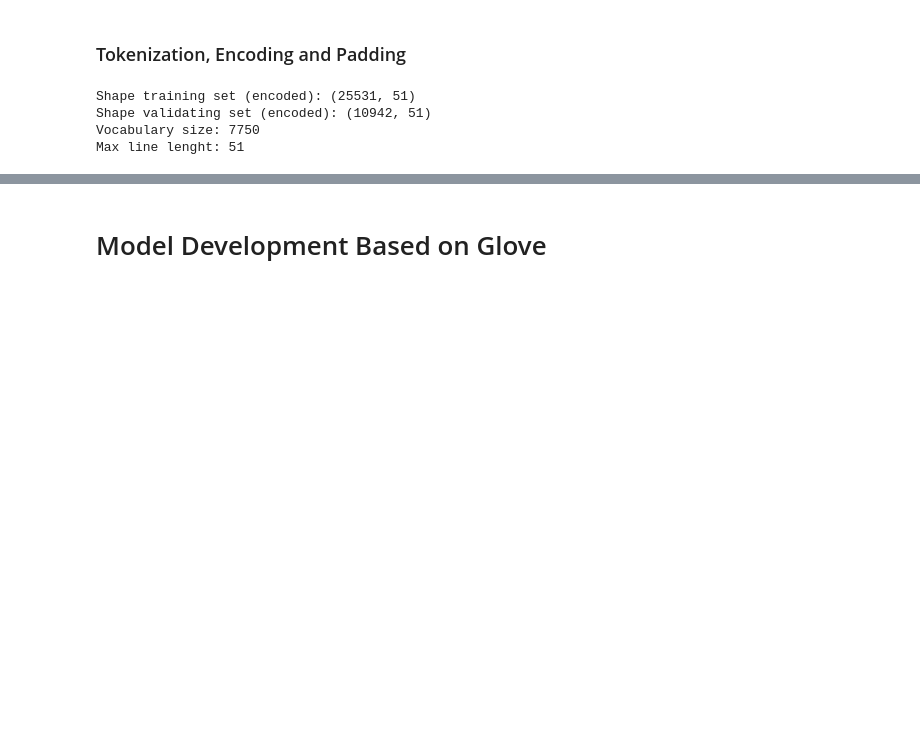
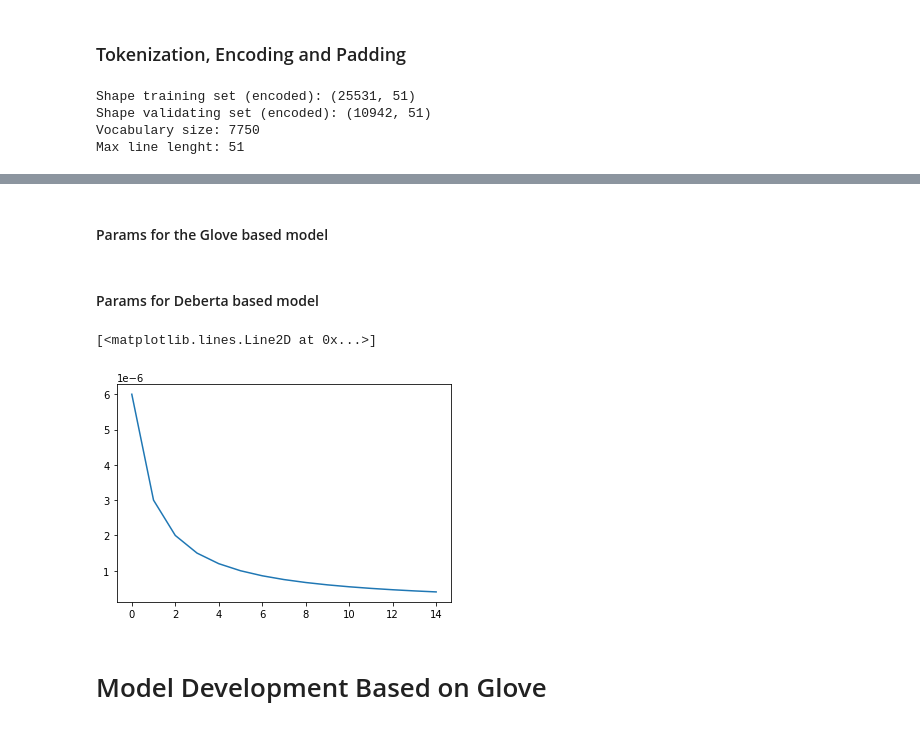
Before and after one commit to IIIskiplikIII/phrase2phrase-match-ai, a Jupyter notebook: phrase_2_phrase_matching.ipynb, the cells around one changed output, grey strips where cells are left out. Saved outputs shown, nothing was run; the diff lists cells and outputs as text; code cells hidden in the pictures; blank space fills up the shorter version.

```diff
--- a/phrase_2_phrase_matching.ipynb
+++ b/phrase_2_phrase_matching.ipynb
@@ -375,0 +371,2 @@ Max line lenght: 51
+# %% [markdown]
+#### Params for the Glove based model
@@ -375,0 +381,2 @@ Max line lenght: 51
+# %% [markdown]
+#### Params for Deberta based model
@@ -376,3 +387,50 @@ Max line lenght: 51
+# %%
+from keras.callbacks import ReduceLROnPlateau
+
+# Tensorboard logging structure function
+root_logdir = "../../tensorboard-logs"
+
+def get_run_logdir(root_logdir, project):
+    '''
+    Returns logdir to the Tensorboard log for a specific project.
+
+            Parameters:
+                    root_logdir (str) : basic logdir from Tensorboard
+                    project (str): projectname that will be logged in TB
+
+            Returns:
+                    os.path (str): Path to the final logdir
+    '''
+    import time
+    run_id = time.strftime("run_%Y_%m_%d-%H_%M_%S")
+    project_logdir = os.path.join(root_logdir,project)
+    return os.path.join(project_logdir, run_id)
+
+
+def lr_scheduler(epoch):
+  """
+  Returns a custom learning rate that decreases as epochs progress.
+  """
+  decay = 1
+  init_lr = lr_deberta
+  learning_rate = init_lr * (1 / (1 + decay * epoch))
+
+  tf.summary.scalar('learning rate', data=learning_rate, step=epoch)
+  return learning_rate
+
+#rlrop = ReduceLROnPlateau(monitor='val_loss', factor=0.1, patience=2)
+
+tensorboard_callback = tf.keras.callbacks.TensorBoard(log_dir=get_run_logdir(root_logdir,"nlp_phrase2phrase"), histogram_freq=1)
+tensorboard_callback_deberta = tf.keras.callbacks.TensorBoard(log_dir=get_run_logdir(root_logdir,"nlp_phrase2phrase_deberta"), histogram_freq=1)
+lr_callback_deberta = tf.keras.callbacks.LearningRateScheduler(lr_scheduler)
+
+checkpoint_cb_deberta = keras.callbacks.ModelCheckpoint("deberta_trained_model.h5", save_best_only=True, save_weights_only=False)
+earlystopping_deberta = keras.callbacks.EarlyStopping(monitor='val_loss', patience=3)
+# %%
+plt.plot([lr_scheduler(e) for e in range(15)])
+# %% [output]
+[<matplotlib.lines.Line2D at 0x...>]
+[figure, added]
 # %% [markdown]
 # Model Development Based on Glove
 # %% [markdown]
```
Also changed, not shown: parts of 40 cells of this notebook.
